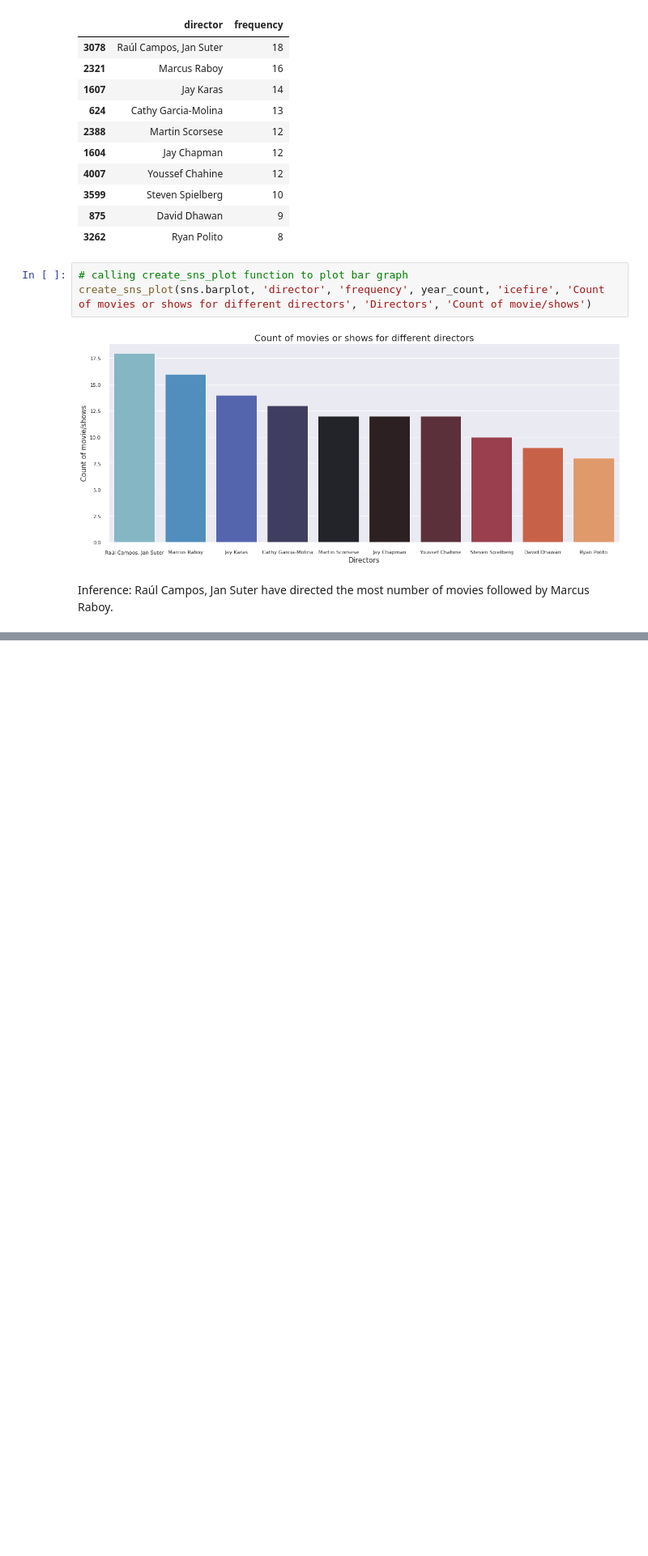
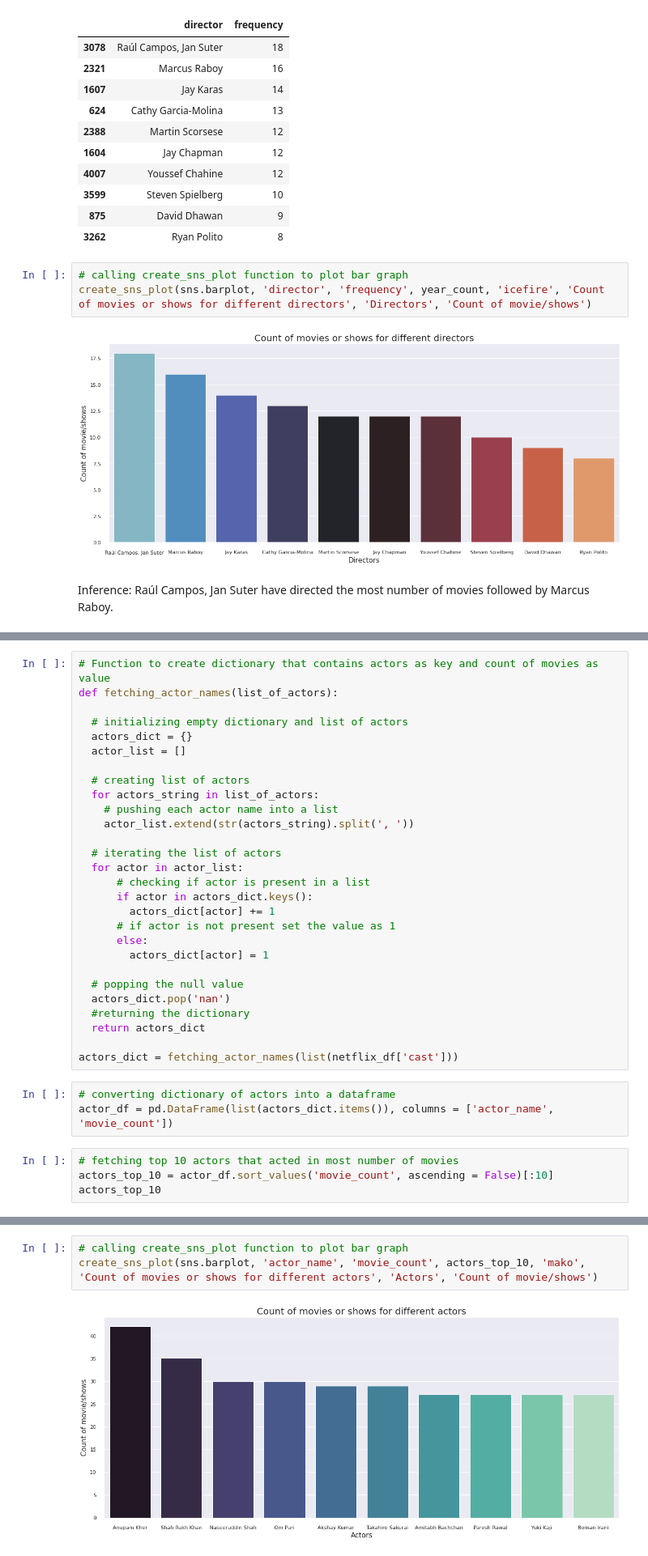
Before and after one commit to codeboy47/Netflix-movies-and-tv-shows-clustering, a Jupyter notebook: Individual_Notebook.ipynb, the cells around one changed output, grey strips where cells are left out. Shown at 81% size. Saved outputs shown, nothing was run; the diff lists cells and outputs as text; blank space fills up the shorter version.

```diff
--- a/Individual_Notebook.ipynb
+++ b/Individual_Notebook.ipynb
@@ -273,0 +353,35 @@ Inference: Raúl Campos, Jan Suter have directed the most number of movies follo
+# %%
+# Function to create dictionary that contains actors as key and count of movies as value
+def fetching_actor_names(list_of_actors):
+
+  # initializing empty dictionary and list of actors
+  actors_dict = {}
+  actor_list = []
+
+  # creating list of actors
+  for actors_string in list_of_actors:
+    # pushing each actor name into a list
+    actor_list.extend(str(actors_string).split(', '))
+
+  # iterating the list of actors
+  for actor in actor_list:
+      # checking if actor is present in a list
+      if actor in actors_dict.keys():
+        actors_dict[actor] += 1
+      # if actor is not present set the value as 1
+      else:
+        actors_dict[actor] = 1
+
+  # popping the null value
+  actors_dict.pop('nan')
+  #returning the dictionary
+  return actors_dict
+
+actors_dict = fetching_actor_names(list(netflix_df['cast']))
+# %%
+# converting dictionary of actors into a dataframe
+actor_df = pd.DataFrame(list(actors_dict.items()), columns = ['actor_name', 'movie_count'])
+# %%
+# fetching top 10 actors that acted in most number of movies
+actors_top_10 = actor_df.sort_values('movie_count', ascending = False)[:10]
+actors_top_10
@@ -273,0 +400,5 @@ Inference: Raúl Campos, Jan Suter have directed the most number of movies follo
+# %%
+# calling create_sns_plot function to plot bar graph
+create_sns_plot(sns.barplot, 'actor_name', 'movie_count', actors_top_10, 'mako', 'Count of movies or shows for different actors', 'Actors', 'Count of movie/shows')
+# %% [output]
+[figure, added]
```
Also changed, not shown: parts of 21 cells of this notebook.
